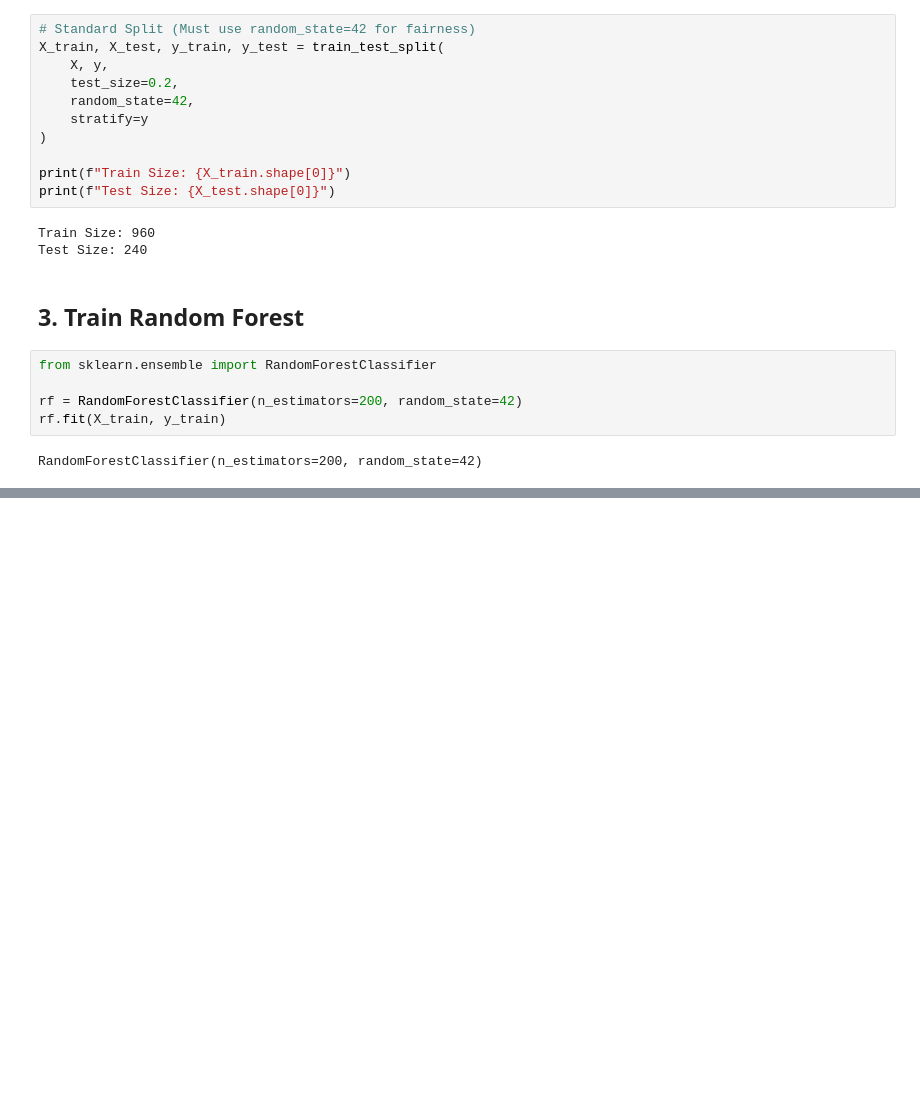
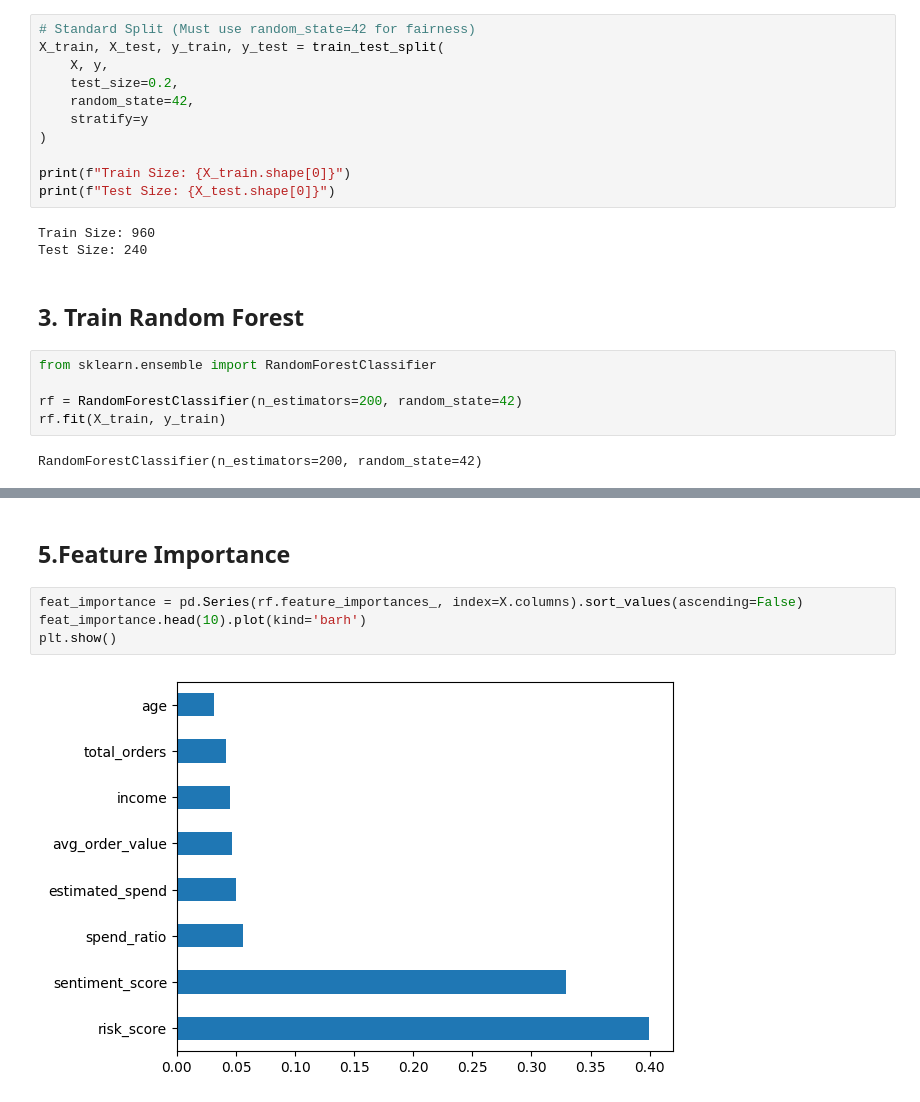
Before and after one commit to NGJIERU/WIE3007-GroupProject-Sem1-2025, a Jupyter notebook: notebooks/06_modeling_random_forest.ipynb, the cells around one changed output, grey strips where cells are left out. Cells and saved outputs as stored; diff of their text form; blank space fills up the shorter version.

Commit message:
Add evaluation and feature importance

```diff
--- a/notebooks/06_modeling_random_forest.ipynb
+++ b/notebooks/06_modeling_random_forest.ipynb
@@ -56,0 +73,8 @@ RandomForestClassifier(n_estimators=200, random_state=42)
+# %% [markdown]
+## 5.Feature Importance
+# %%
+feat_importance = pd.Series(rf.feature_importances_, index=X.columns).sort_values(ascending=False)
+feat_importance.head(10).plot(kind='barh')
+plt.show()
+# %% [output]
+[figure, added]
```
Also changed, not shown: parts of 2 cells of this notebook.
